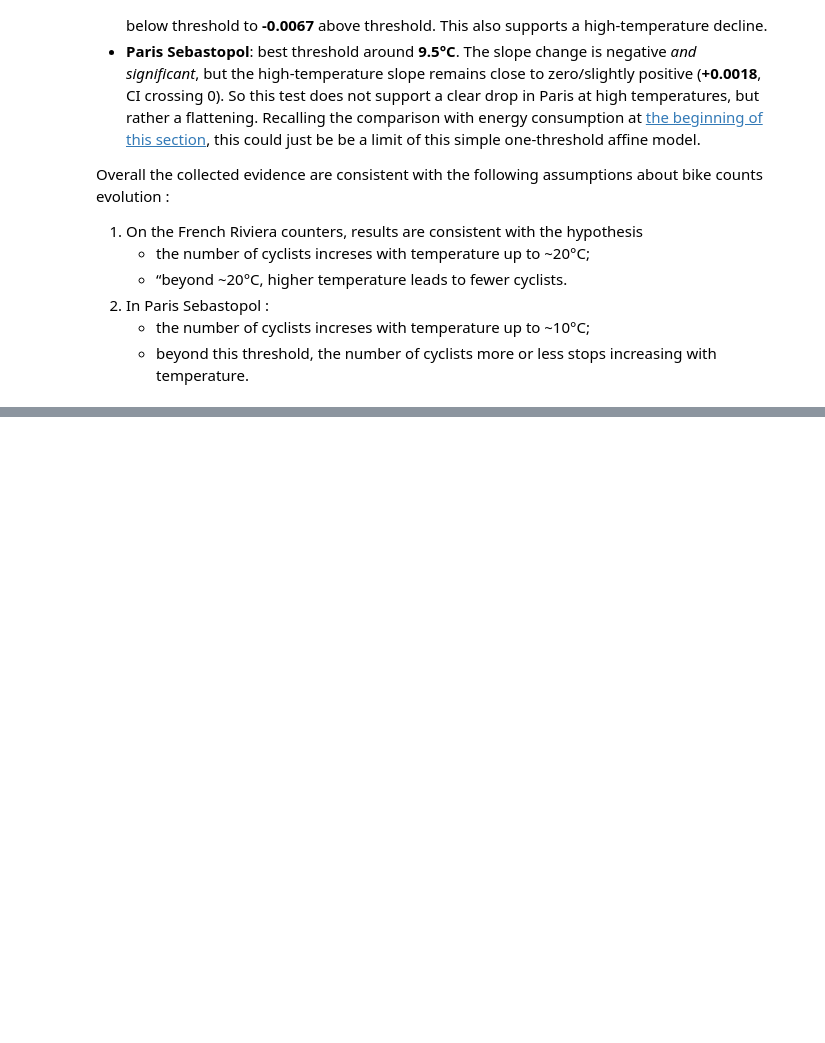
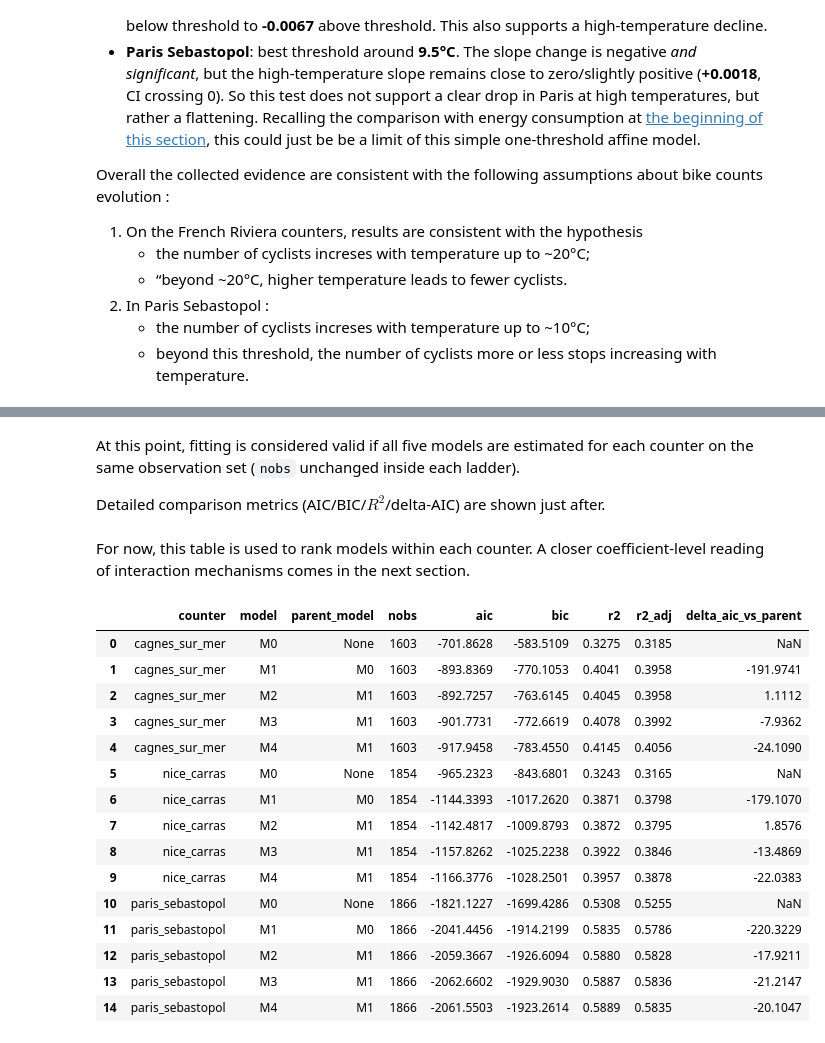
Before and after one commit to picost/bike_counters_playground, a Jupyter notebook: 02_data_exploration.ipynb, the cells around one changed output, grey strips where cells are left out. Drawn from its saved outputs; the diff is of its cells as text; code cells hidden in the pictures; blank space fills up the shorter version.

```diff
--- a/02_data_exploration.ipynb
+++ b/02_data_exploration.ipynb
@@ -1100,0 +1485,64 @@ Of course many more steps could be added to improve the analysis (data cleaning,
+# %% [markdown]
+At this point, fitting is considered valid if all five models are estimated for each counter on the same observation set (`nobs` unchanged inside each ladder).
+
+Detailed comparison metrics (AIC/BIC/$R^2$/delta-AIC) are shown just after.
+# %% [markdown]
+For now, this table is used to rank models within each counter.
+A closer coefficient-level reading of interaction mechanisms comes in the next section.
+# %%
+# Model-comparison table: AIC/BIC/R2/nobs and delta-AIC vs parent
+parent_map = {
+    "M0": None,
+    "M1": "M0",
+    "M2": "M1",
+    "M3": "M1",
+    "M4": "M1",
+}
+
+comparison_rows = []
+for counter_name, models_dict in rain_step3_results.items():
+    for model_name in ["M0", "M1", "M2", "M3", "M4"]:
+        fitted = models_dict[model_name]["model"]
+        parent_name = parent_map[model_name]
+
+        if parent_name is None:
+            delta_aic = np.nan
+        else:
+            delta_aic = fitted.aic - models_dict[parent_name]["model"].aic
+
+        comparison_rows.append({
+            "counter": counter_name,
+            "model": model_name,
+            "parent_model": parent_name,
+            "nobs": int(fitted.nobs),
+            "aic": float(fitted.aic),
+            "bic": float(fitted.bic),
+            "r2": float(fitted.rsquared),
+            "r2_adj": float(fitted.rsquared_adj),
+            "delta_aic_vs_parent": float(delta_aic) if pd.notna(delta_aic) else np.nan,
+        })
+
+rain_step4_model_comparison = (
+    pd.DataFrame(comparison_rows)
+      .sort_values(["counter", "model"])
+      .reset_index(drop=True)
+)
+
+rain_step4_model_comparison.round(4)
+# %% [output]
+|  | counter | model | parent_model | nobs | aic | bic | r2 | r2_adj | delta_aic_vs_parent |
+| 0 | cagnes_sur_mer | M0 | None | 1603 | -701.8628 | -583.5109 | 0.3275 | 0.3185 | NaN |
+| 1 | cagnes_sur_mer | M1 | M0 | 1603 | -893.8369 | -770.1053 | 0.4041 | 0.3958 | -191.9741 |
+| 2 | cagnes_sur_mer | M2 | M1 | 1603 | -892.7257 | -763.6145 | 0.4045 | 0.3958 | 1.1112 |
+| 3 | cagnes_sur_mer | M3 | M1 | 1603 | -901.7731 | -772.6619 | 0.4078 | 0.3992 | -7.9362 |
+| 4 | cagnes_sur_mer | M4 | M1 | 1603 | -917.9458 | -783.4550 | 0.4145 | 0.4056 | -24.1090 |
+| 5 | nice_carras | M0 | None | 1854 | -965.2323 | -843.6801 | 0.3243 | 0.3165 | NaN |
+| 6 | nice_carras | M1 | M0 | 1854 | -1144.3393 | -1017.2620 | 0.3871 | 0.3798 | -179.1070 |
+| 7 | nice_carras | M2 | M1 | 1854 | -1142.4817 | -1009.8793 | 0.3872 | 0.3795 | 1.8576 |
+| 8 | nice_carras | M3 | M1 | 1854 | -1157.8262 | -1025.2238 | 0.3922 | 0.3846 | -13.4869 |
+| 9 | nice_carras | M4 | M1 | 1854 | -1166.3776 | -1028.2501 | 0.3957 | 0.3878 | -22.0383 |
+| 10 | paris_sebastopol | M0 | None | 1866 | -1821.1227 | -1699.4286 | 0.5308 | 0.5255 | NaN |
+| 11 | paris_sebastopol | M1 | M0 | 1866 | -2041.4456 | -1914.2199 | 0.5835 | 0.5786 | -220.3229 |
+| 12 | paris_sebastopol | M2 | M1 | 1866 | -2059.3667 | -1926.6094 | 0.5880 | 0.5828 | -17.9211 |
+| 13 | paris_sebastopol | M3 | M1 | 1866 | -2062.6602 | -1929.9030 | 0.5887 | 0.5836 | -21.2147 |
+| 14 | paris_sebastopol | M4 | M1 | 1866 | -2061.5503 | -1923.2614 | 0.5889 | 0.5835 | -20.1047 |
```
Also changed, not shown: parts of 61 cells of this notebook.
